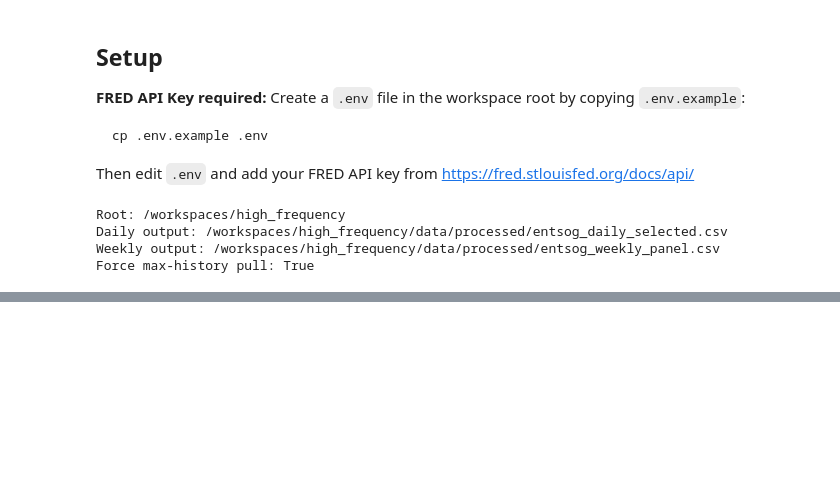
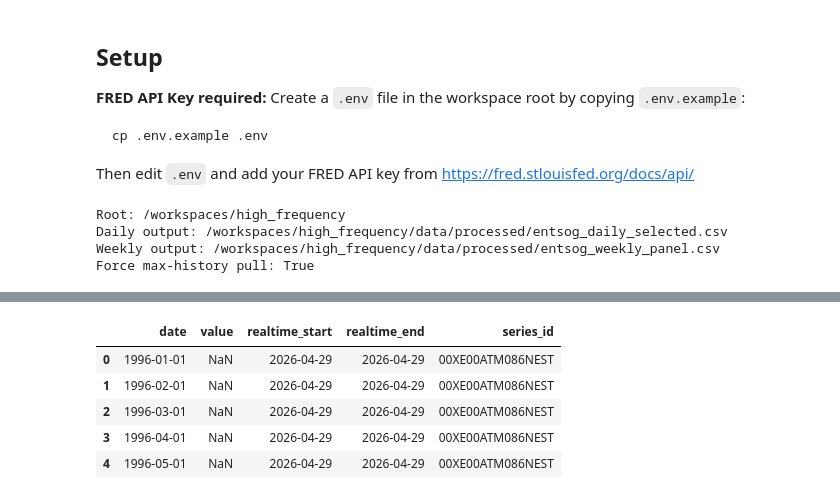
Before and after one commit to Lutinppp/high_frequency, a Jupyter notebook: methodo/01_entsog_weekly_panel.ipynb, the cells around one changed output, grey strips where cells are left out. Drawn from its saved outputs; the diff is of its cells as text; code cells hidden in the pictures; blank space fills up the shorter version.

```diff
--- a/methodo/01_entsog_weekly_panel.ipynb
+++ b/methodo/01_entsog_weekly_panel.ipynb
@@ -448,18 +453,74 @@ NameError: name 'os' is not defined
 # %%
-# Fetch data from FRED for each series
-fred_data = {}
-for series_id, series_info in FRED_SERIES_CONFIG.items():
-    print(f"\nFetching {series_info['name']} ({series_id})...")
+from urllib.parse import urlencode
+
+
+def _fred_get(endpoint: str, params: dict) -> dict:
+    q = dict(params)
+    q["api_key"] = FRED_API_KEY
+    q["file_type"] = "json"
+    url = f"{FRED_API_ROOT}/{endpoint}?{urlencode(q)}"
+
+    last_err = None
+    for attempt in range(1, MAX_RETRIES + 1):
+        try:
+            resp = requests.get(url, timeout=REQUEST_TIMEOUT_SECONDS)
+            if resp.status_code in (429, 500, 502, 503, 504):
+                raise RuntimeError(f"Retryable HTTP {resp.status_code}")
+            resp.raise_for_status()
+            return resp.json()
+        except Exception as exc:
+            last_err = exc
+            if attempt < MAX_RETRIES:
+                time.sleep(RETRY_BACKOFF_SECONDS * attempt)
+            else:
+                raise RuntimeError(f"FRED request failed after {MAX_RETRIES} attempts: {endpoint}") from last_err
+
+
+obs_parts = []
+errors = []
+
+for i, sid in enumerate(locked_series_ids, start=1):
     try:
-        # fredapi.get_series() returns all available data
-        series = fred.get_series(
-            series_id,
-            observation_start=FRED_START_DATE,
+        payload = _fred_get(
+            "series/observations",
+            {
+                "series_id": sid,
+                "observation_start": OBS_START_DATE.isoformat(),
+                "sort_order": "asc",
+            },
         )
-        fred_data[series_id] = series
-        print(f"  ✓ Fetched {len(series):,} observations")
-        print(f"    Date range: {series.index.min()} to {series.index.max()}")
-    except Exception as e:
-        print(f"  ✗ Error fetching {series_id}: {e}")
+        obs = pd.DataFrame(payload.get("observations", []))
+        if obs.empty:
+            continue
 
-print(f"\nTotal series fetched: {len(fred_data)}/{len(FRED_SERIES_CONFIG)}")
+        obs = obs[[c for c in ["date", "value", "realtime_start", "realtime_end"] if c in obs.columns]].copy()
+        obs["series_id"] = sid
+        obs["date"] = pd.to_datetime(obs["date"], errors="coerce")
+        obs["value"] = pd.to_numeric(obs["value"], errors="coerce")
+        obs_parts.append(obs)
+
+        if i % 100 == 0:
+            print(f"Downloaded {i:,}/{len(locked_series_ids):,} series...")
+    except Exception as exc:
+        errors.append({"series_id": sid, "error": str(exc)})
+
+if not obs_parts:
+    raise RuntimeError("No observations downloaded for the locked FRED universe.")
+
+obs_all = pd.concat(obs_parts, ignore_index=True)
+obs_all = obs_all.sort_values(["series_id", "date"]).reset_index(drop=True)
+obs_all.to_csv(UNIVERSE_OBS_OUTPUT, index=False)
+
+if errors:
+    pd.DataFrame(errors).to_csv(UNIVERSE_ERRORS_OUTPUT, index=False)
+    print(f"Completed with {len(errors):,} series errors. See: {UNIVERSE_ERRORS_OUTPUT}")
+else:
+    print("Completed with no series errors.")
+
+print(f"Saved observations: {UNIVERSE_OBS_OUTPUT}")
+print(f"Series downloaded: {obs_all['series_id'].nunique():,}")
+print(f"Observation rows: {len(obs_all):,}")
+print(f"Date range: {obs_all['date'].min()} to {obs_all['date'].max()}")
+
+obs_all.head()
+# %% [output]
@@ -465,0 +537,6 @@ print(f"\nTotal series fetched: {len(fred_data)}/{len(FRED_SERIES_CONFIG)}")
+|  | date | value | realtime_start | realtime_end | series_id |
+| 0 | 1996-01-01 | NaN | 2026-04-29 | 2026-04-29 | 00XE00ATM086NEST |
+| 1 | 1996-02-01 | NaN | 2026-04-29 | 2026-04-29 | 00XE00ATM086NEST |
+| 2 | 1996-03-01 | NaN | 2026-04-29 | 2026-04-29 | 00XE00ATM086NEST |
+| 3 | 1996-04-01 | NaN | 2026-04-29 | 2026-04-29 | 00XE00ATM086NEST |
+| 4 | 1996-05-01 | NaN | 2026-04-29 | 2026-04-29 | 00XE00ATM086NEST |
```
Also changed, not shown: parts of 15 cells of this notebook, 5 other files.
